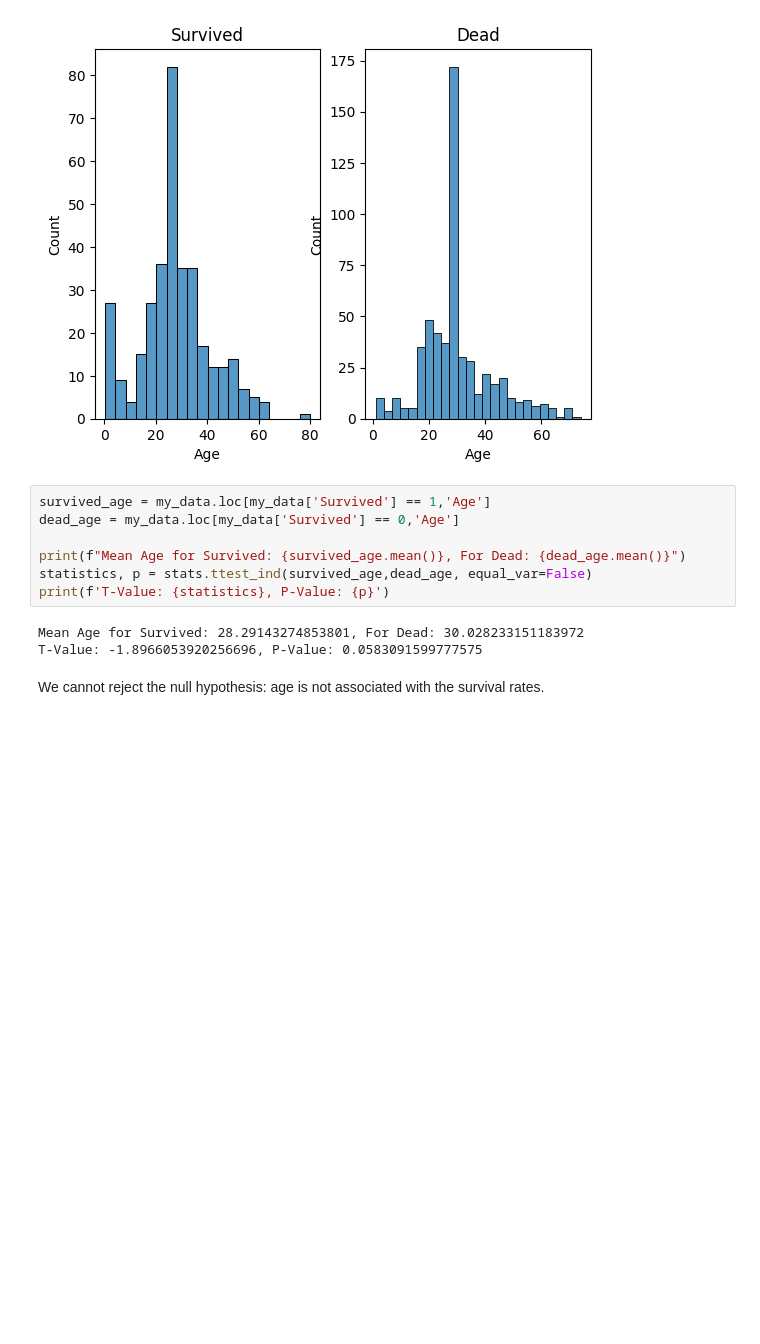
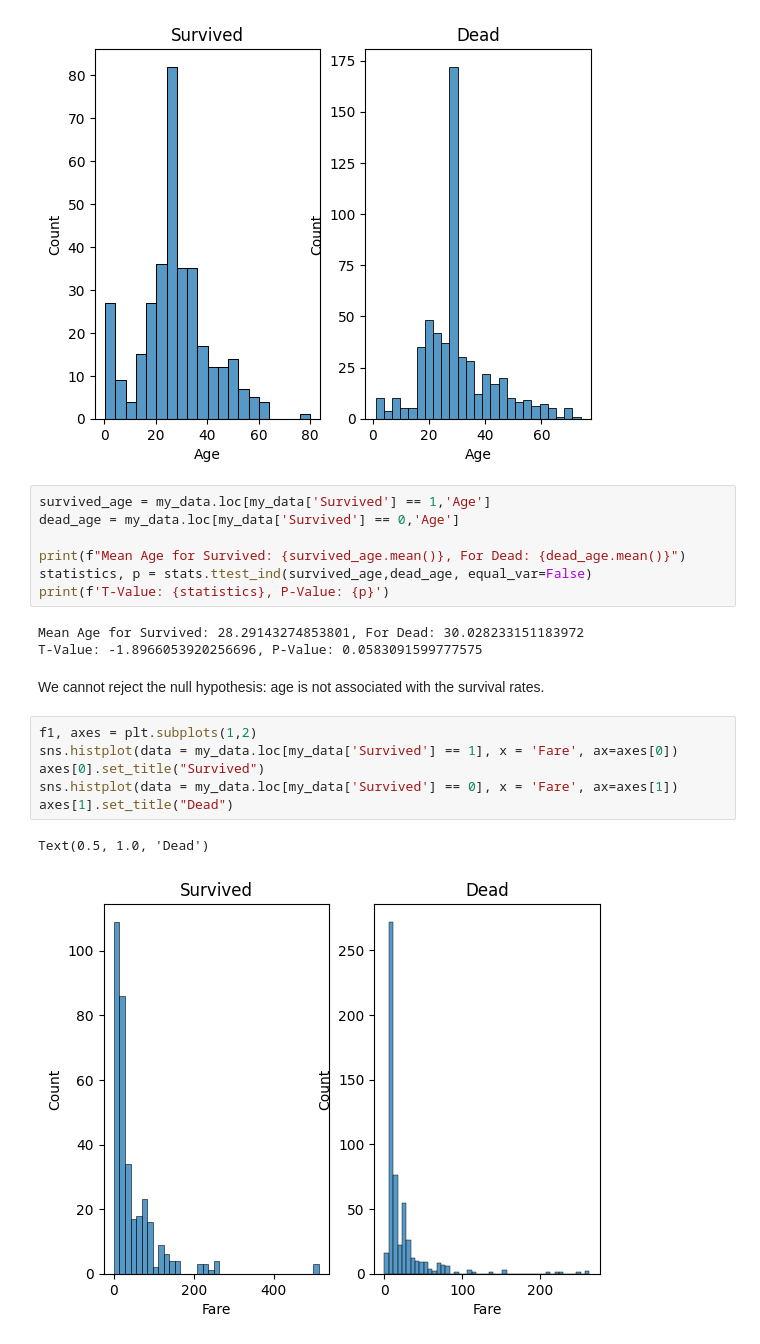
Before and after one commit to isaacqsxsq/Titanic-EDA, a Jupyter notebook: My_EDA.ipynb, the cells around one changed output. Drawn from its saved outputs; the diff is of its cells as text; blank space fills up the shorter version.

```diff
--- a/My_EDA.ipynb
+++ b/My_EDA.ipynb
@@ -328,3 +329,12 @@ Mean Age for Survived: 28.29143274853801, For Dead: 30.028233151183972
 T-Value: -1.8966053920256696, P-Value: 0.0583091599777575
 # %% [markdown]
 We cannot reject the null hypothesis: age is not associated with the survival rates.
+# %%
+f1, axes = plt.subplots(1,2)
+sns.histplot(data = my_data.loc[my_data['Survived'] == 1], x = 'Fare', ax=axes[0])
+axes[0].set_title("Survived")
+sns.histplot(data = my_data.loc[my_data['Survived'] == 0], x = 'Fare', ax=axes[1])
+axes[1].set_title("Dead")
+# %% [output]
+Text(0.5, 1.0, 'Dead')
+[figure, added]
```
Also changed, not shown: parts of 4 cells of this notebook.
